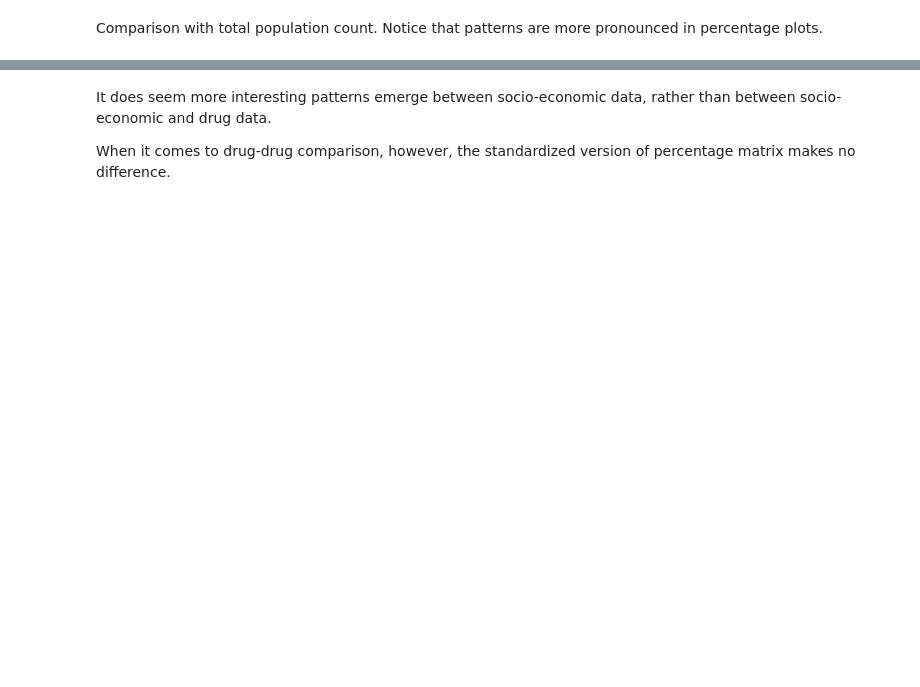
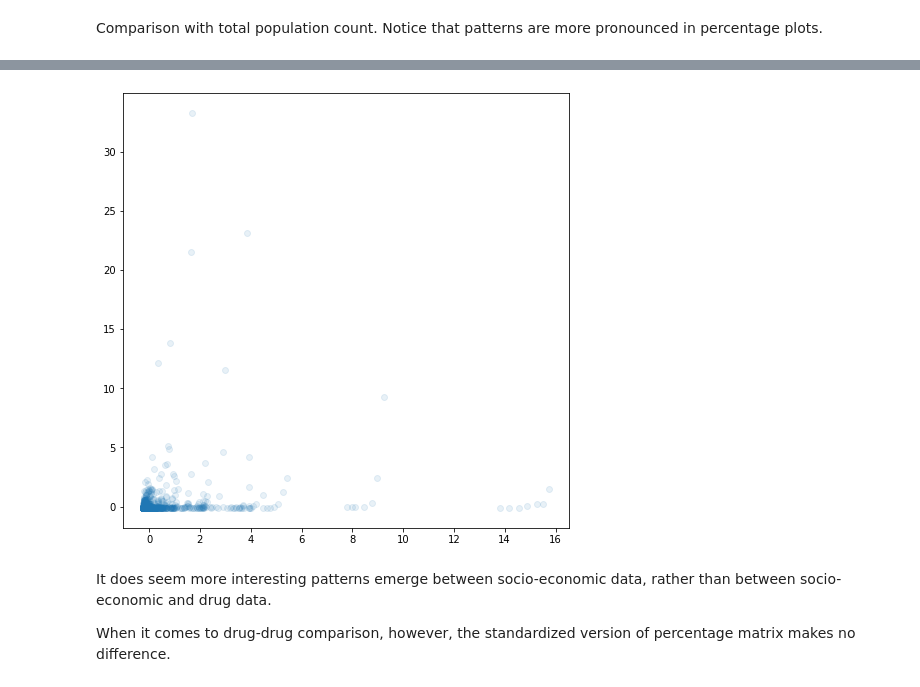
Before and after one commit to kper220/21-MTH600-Final, a Jupyter notebook: opioid crisis analysis.ipynb, the cells around one changed output, grey strips where cells are left out. Cells and saved outputs as stored; diff of their text form; code cells hidden in the pictures; blank space fills up the shorter version.

```diff
--- a/opioid crisis analysis.ipynb
+++ b/opioid crisis analysis.ipynb
@@ -620,11 +1348,13 @@ pc_explain(1, pc_svd, 10, nonzero_features)
 # %%
 lab1 = 'Percent; PLACE OF BIRTH - Total population'
 # lab2 = 'Acetyl fentanyl'
-lab2 = 'Percent; MARITAL STATUS - Males 15 years and over'
+lab2 = 'Fentanyl'
 
 plt.figure(figsize=(8, 8))
 plt.scatter(df_percentage_standardized[lab1], df_percentage_standardized[lab2], alpha=.1)
 plt.show()
+# %% [output]
+[figure, added]
 # %% [markdown]
 It does seem more interesting patterns emerge between socio-economic data, rather than between socio-economic and drug data.
 
```
Also changed, not shown: parts of 76 cells of this notebook.
